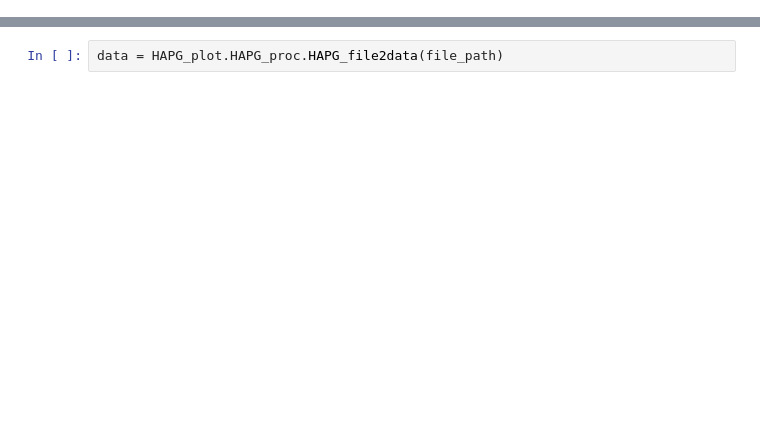
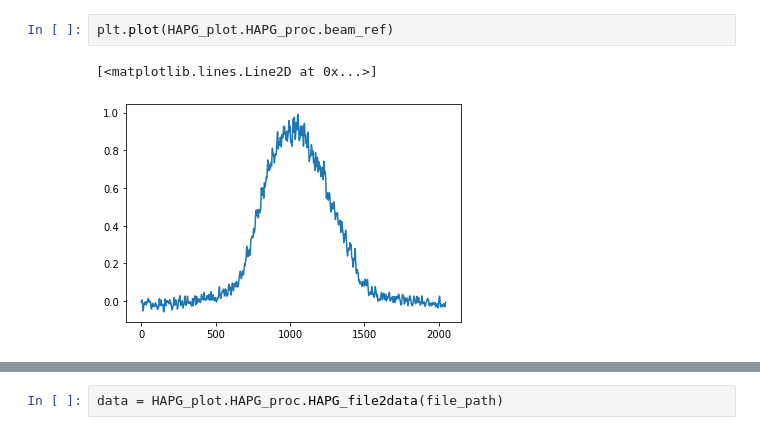
Before and after one commit to iclaserplasma/GeminiXANES2020_analysis, a Jupyter notebook: LivePlottingScripts/Untitled.ipynb, the cells around one changed output, grey strips where cells are left out. Cells and saved outputs as stored; diff of their text form; blank space fills up the shorter version.

```diff
--- a/LivePlottingScripts/Untitled.ipynb
+++ b/LivePlottingScripts/Untitled.ipynb
@@ -17,0 +26,5 @@ plt.ylim((-0.1,1.5))
+# %%
+plt.plot(HAPG_plot.HAPG_proc.beam_ref)
+# %% [output]
+[<matplotlib.lines.Line2D at 0x...>]
+[figure, added]
```
Also changed, not shown: parts of 19 cells of this notebook, 5 other files.
